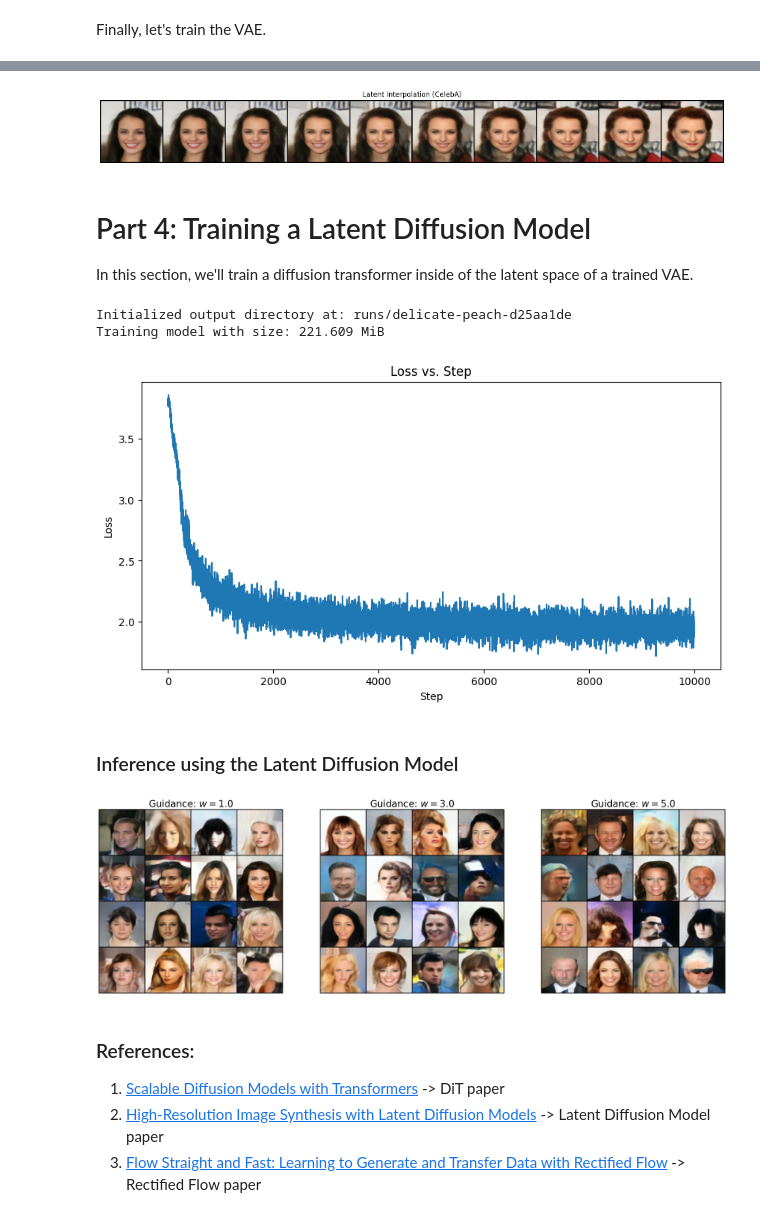
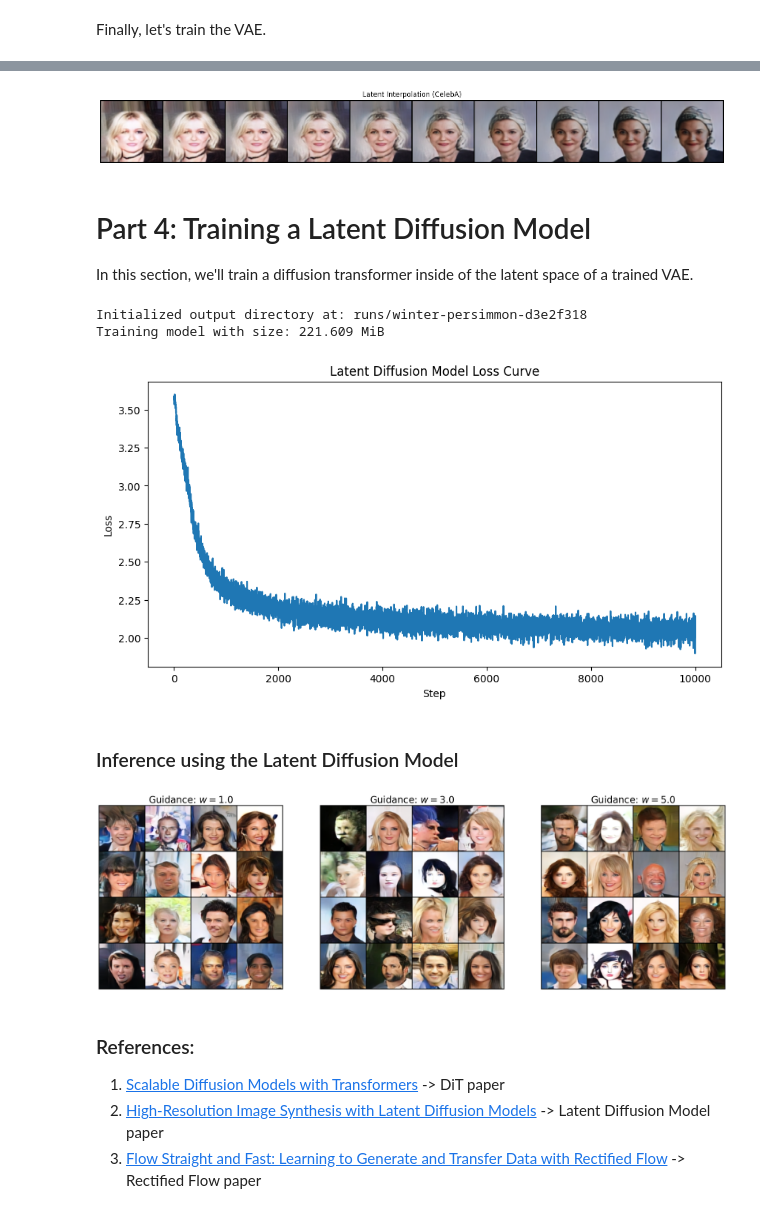
Before and after one commit to avanishd-3/diffusion, a Jupyter notebook: diffusion.ipynb, the cells around one changed output, grey strips where cells are left out. Drawn from its saved outputs; the diff is of its cells as text; code cells hidden in the pictures.

Commit message:
remove isotropic gaussian and use shifted logit-normal sampling in the ldm

```diff
--- a/diffusion.ipynb
+++ b/diffusion.ipynb
@@ -274,8 +256,8 @@ class LinearBeta(Beta):
 
 class GaussianConditionalProbabilityPath(ConditionalProbabilityPath):
     def __init__(self, p_data: Sampleable, p_simple_shape: List[int], alpha: Alpha, beta: Beta):
-        p_simple = IsotropicGaussian(shape = p_simple_shape, std = 1.0)
-        super().__init__(p_simple, p_data)
+        super().__init__(None, p_data)
+        self.p_simple_shape = p_simple_shape
         self.alpha = alpha
         self.beta = beta
         self.rearrange_scalar = Rearrange(f'b -> b{" 1" * len(p_simple_shape)}')
@@ -1275,7 +1257,7 @@ celeba = CelebASampler(img_size=128).to(device)
 
 vae = VAE(
    data_channels = 3,
-   hidden_channels = [64, 128, 256, 512, 16],
+   hidden_channels = [64, 128, 256, 16],
    beta = 0.01, # Reduced KL penalty for sharper reconstructions
    perceptual_weight = 0.5 # LPIPS weight
 ).to(device)
@@ -1295,6 +1277,7 @@ losses, steps = trainer.train(
 plt.plot(steps, losses)
 plt.xlabel("Step")
 plt.ylabel("Loss")
+plt.title("VAE Loss Curve")
 plt.show()
 # %% [output]
 Access to the secret `HF_TOKEN` has not been granted on this notebook.
@@ -1320,13 +1302,13 @@ interpolated_samples = visualize_latent_interpolation(
    n_steps = 10,
 )
 # %% [output]
-[figure, old version]
+[figure, new version]
 # %% [markdown]
 # Part 4: Training a Latent Diffusion Model
 In this section, we'll train a diffusion transformer inside of the latent space of a trained VAE.
 # %%
 class LatentCFGTrainer(Trainer):
-    def __init__(self, celeba: LabeledSampleable, vae: VAE, path: GaussianConditionalProbabilityPath, eta: float, null_label: Optional[int], eps: float = 0.001, **kwargs):
+    def __init__(self, celeba: LabeledSampleable, vae: VAE, path: GaussianConditionalProbabilityPath, eta: float, null_label: Optional[int], eps: float = 0.001, shift: float = 0.0, **kwargs):
         super().__init__(**kwargs)
         self.celeba = celeba
         self.vae = vae
@@ -1334,6 +1316,7 @@ class LatentCFGTrainer(Trainer):
         self.eta = eta
         self.eps = eps
         self.null_label = null_label
+        self.shift = shift
 
     @torch.no_grad()
     def visualize_samples(self, save_path: Optional[str] = None, num_timesteps: int = 100, guidance_scales: List[float] = [1.0, 3.0, 5.0], use_tqdm: bool = False):
@@ -1349,9 +1332,9 @@ class LatentCFGTrainer(Trainer):
             ode = CFGVectorFieldODE(net=self.model, null_label=self.null_label if self.null_label is not None else 0.0, guidance_scale=w)
             simulator = EulerSimulator(ode)
 
-            # Sample initial conditions
-            z0 = self.path.p_simple.sample(num_samples)
+            # Sample initial conditions and labels
             _, y = self.celeba.sample(num_samples)
+            z0 = torch.randn(num_samples, *self.path.p_simple_shape, device=y.device)
 
             # Correct time shape: (batch, num_steps)
             ts_single = torch.linspace(0, 0.999, num_timesteps).to(z0.device)
@@ -1399,7 +1382,11 @@ class LatentCFGTrainer(Trainer):
         y[yi < self.eta] = self.null_label if self.null_label is not None else 0.0
 
         # Step 3: Sample t and x
-        t = torch.rand(batch_size).to(zz) * (1 - self.eps) # b
+        # Shifted logit-normal sampling to concentrate on intermediate timesteps
+        # Used by Stable Diffusion 3 and Z-image turbo
+        z_t = torch.randn(batch_size, device=zz.device) + self.shift
+        t = torch.sigmoid(z_t) * (1 - self.eps) # b
+
         zx = self.path.sample_conditional_path(zz,t) # b ...
 
         # Step 4: Regress and output loss
@@ -1412,9 +1399,9 @@ class LatentCFGTrainer(Trainer):
 device = torch.device('cuda' if torch.cuda.is_available() else 'cpu')
 vae = vae.to(device)
 
-# Latent dimensions: 16 channels, 8x8 spatial grid
+# Latent dimensions: 16 channels, 16x16 latent space
 latent_c = 16
-latent_size = 8
+latent_size = 16
 
 path = GaussianConditionalProbabilityPath(
     p_data=None,
@@ -1423,44 +1410,44 @@ path = GaussianConditionalProbabilityPath(
     beta=LinearBeta()
 ).to(device)
 
 # Initialize model
 dit = DiffusionTransformerFlowModel(
     img_size=latent_size,
     patch_size=1, # Since latent is already small (8x8), we use patch size 1
     num_layers=12,
     c=latent_c,
     dim=512,
     heads=8,
     final_dim=latent_c,
     n_attrs=celeba.n_attrs
 ).to(device)
 
 # Dataset
 celeba = CelebASampler(root='./data', img_size=128, split='train').to(device)
 
-# Initialize trainer
-trainer = LatentCFGTrainer(celeba=celeba, vae=vae, path=path, eta=0.35, null_label=0.0)
+# Initialize trainer with a shift of -1.0 to focus on noisier (i.e., more corrupted) timesteps
+trainer = LatentCFGTrainer(celeba=celeba, vae=vae, path=path, eta=0.35, null_label=0.0, shift=-1.0)
 
 # Training takes about 40 minutes on A100
 losses, steps = trainer.train(model=dit, num_steps=10000, lr=1e-4, batch_size=64, ckpt_every=1000)
 
 # Only plotting the loss curve here
 plt.figure(figsize=(10, 5))
 plt.plot(steps, losses)
 plt.xlabel("Step")
 plt.ylabel("Loss")
-plt.title("Loss vs. Step")
+plt.title("Latent Diffusion Model Loss Curve")
 plt.show()
 # %% [output]
-Initialized output directory at: runs/delicate-peach-d25aa1de
+Initialized output directory at: runs/winter-persimmon-d3e2f318
 Training model with size: 221.609 MiB
-[figure, old version]
+[figure, new version]
 # %% [markdown]
 ### Inference using the Latent Diffusion Model
 # %%
 trainer.visualize_samples(save_path=None, use_tqdm=True)
 # %% [output]
-[figure, old version]
+[figure, new version]
 # %% [markdown]
 ### References:
 1. [Scalable Diffusion Models with Transformers](https://arxiv.org/abs/2212.09748) -> DiT paper
```
Also changed, not shown: parts of 3 cells of this notebook.
